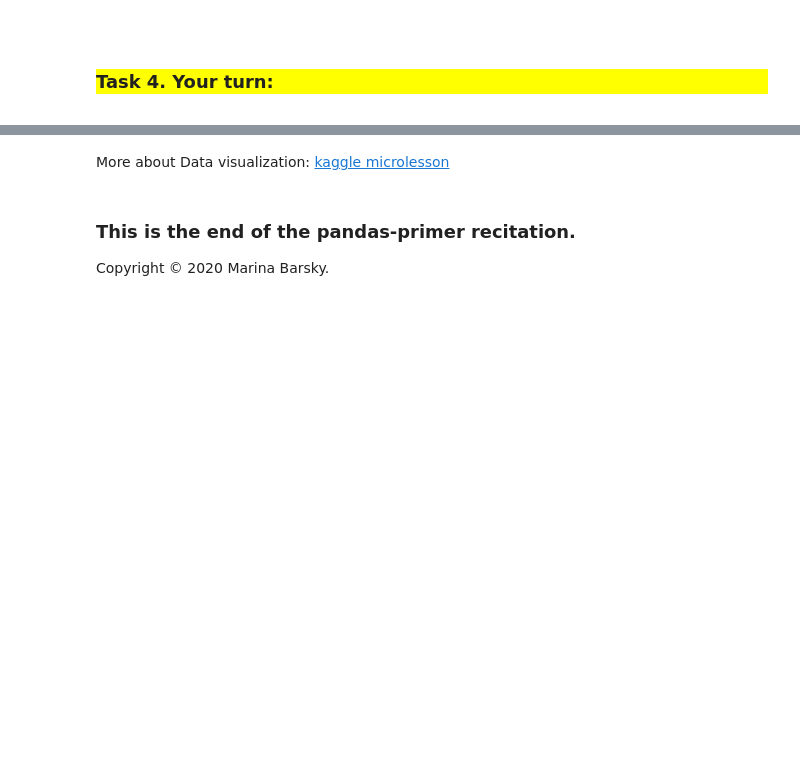
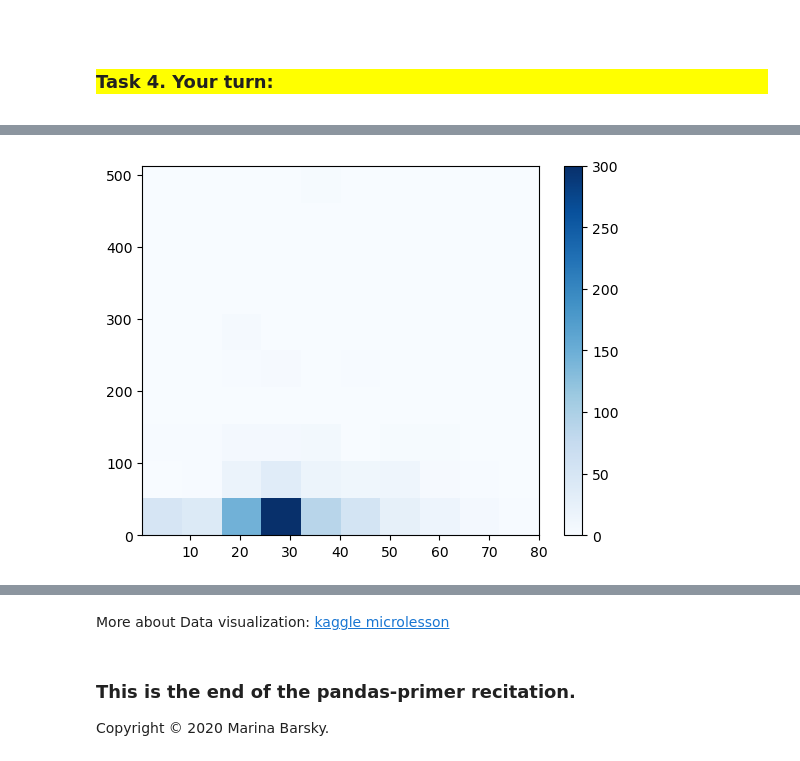
Before and after one commit to yuz191/cs_1503_environment_setup, a Jupyter notebook: 3. Pandas.ipynb, the cells around one changed output, grey strips where cells are left out. Drawn from its saved outputs; the diff is of its cells as text; code cells hidden in the pictures; blank space fills up the shorter version.

```diff
--- a/3. Pandas.ipynb
+++ b/3. Pandas.ipynb
@@ -199,6 +398,10 @@ plt.hist([0, 1, 1, 1, 2, 2, 3, 3, 3, 3, 3, 4,
 # %%
 # Can you do that? find out if there is a way to draw a 2D histogram of age vs fare.
 # <YOUR CODE>
+plt.hist2d(data['Age'], data['Fare'], cmap='Blues')
+cbar = plt.colorbar()
+# %% [output]
+[figure, added]
 # %%
 # make a scatter plot of passenger age vs ticket fare
 
```
Also changed, not shown: parts of 24 cells of this notebook, 1 other file.
